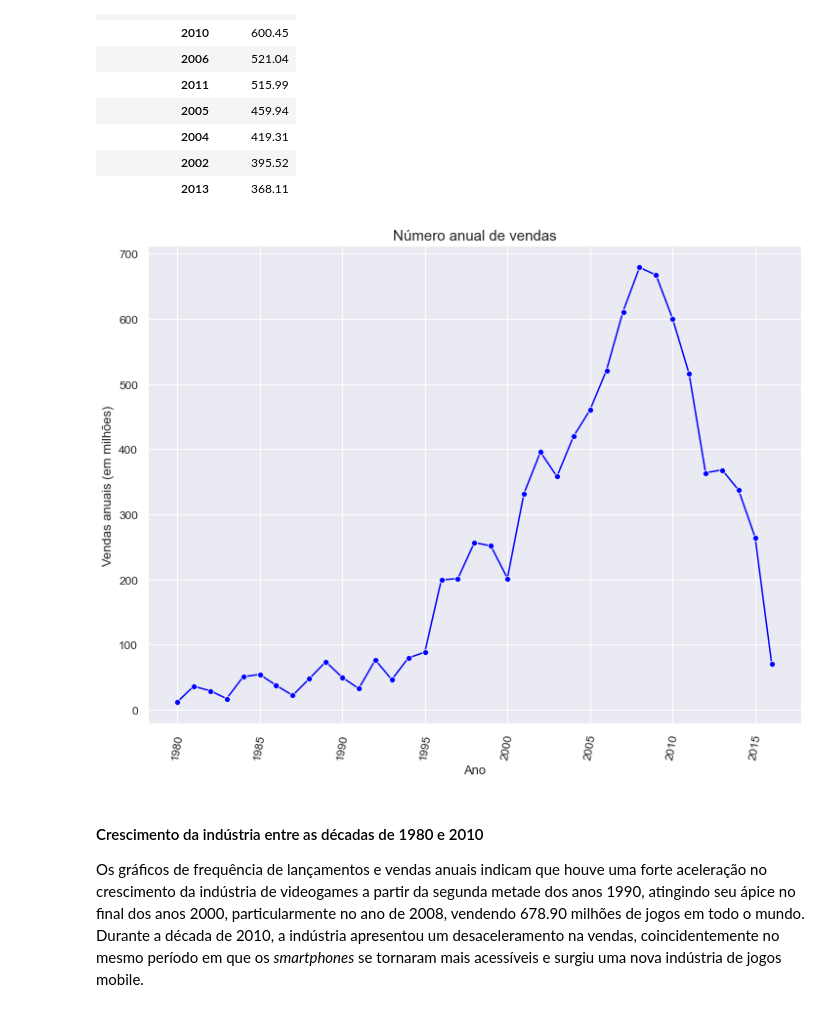
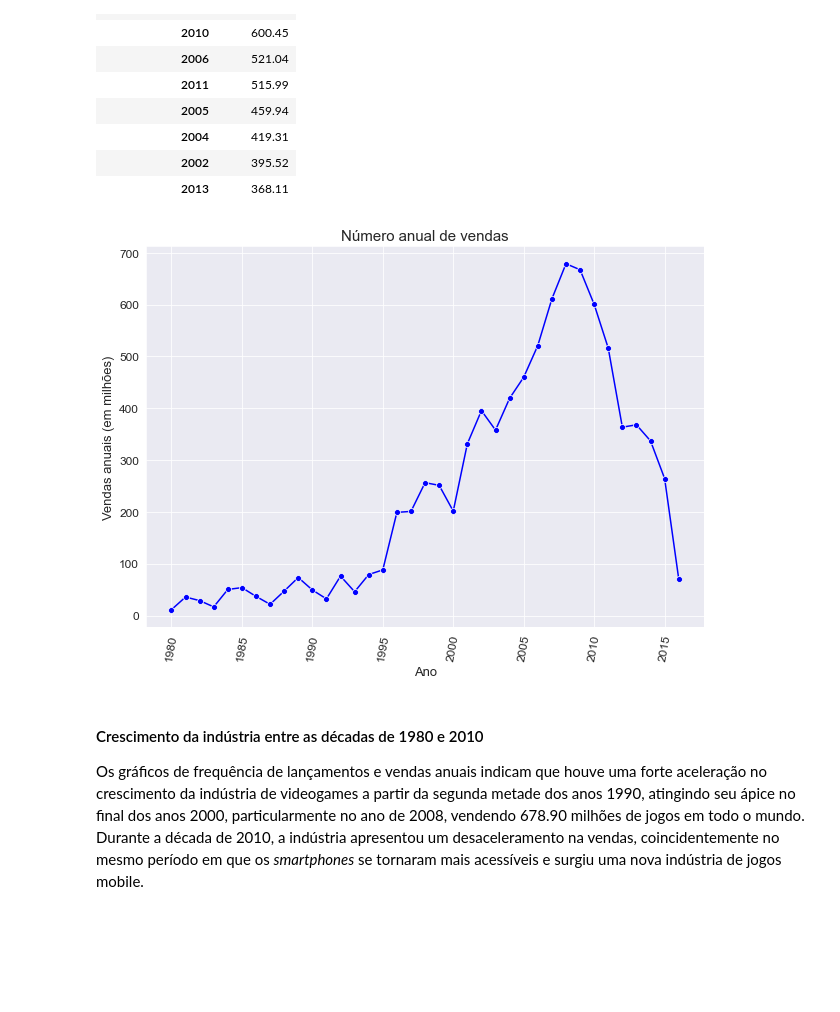
Before and after one commit to luuisotorres/vendas-de-jogos, a Jupyter notebook: Vendas de Jogos de Videogames.ipynb, the cells around one changed output. Cells and saved outputs as stored; diff of their text form; code cells hidden in the pictures; blank space fills up the shorter version.

```diff
--- a/Vendas de Jogos de Videogames.ipynb
+++ b/Vendas de Jogos de Videogames.ipynb
@@ -609,16 +613,17 @@ df.groupby('Ano de Lançamento')[['Vendas total']].sum().sort_values('Vendas tot
 | 2013 | 368.11 |
 # %%
 #Visualizando as vendas anuais
+plt.figure(figsize=(10,7))
 sns.lineplot(data = df.groupby('Ano de Lançamento')[['Vendas total']].sum(),
             x = 'Ano de Lançamento', y = 'Vendas total', color = 'blue', marker = 'o')
 plt.ylabel('Vendas anuais (em milhões)', size = 13)
 plt.xlabel('Ano', size = 13)
 plt.title('Número anual de vendas', size = 15)
 plt.yticks(fontsize=12)
 plt.xticks(fontsize=12, rotation=80)
 plt.show()
 # %% [output]
-[figure, old version]
+[figure, new version]
 # %% [markdown]
 #### Crescimento da indústria entre as décadas de 1980 e 2010<br>
 Os gráficos de frequência de lançamentos e vendas anuais indicam que houve uma forte aceleração no crescimento da indústria de videogames a partir da segunda metade dos anos 1990, atingindo seu ápice no final dos anos 2000, particularmente no ano de 2008, vendendo 678.90 milhões de jogos em todo o mundo.<br>
```
Also changed, not shown: parts of 15 cells of this notebook.
